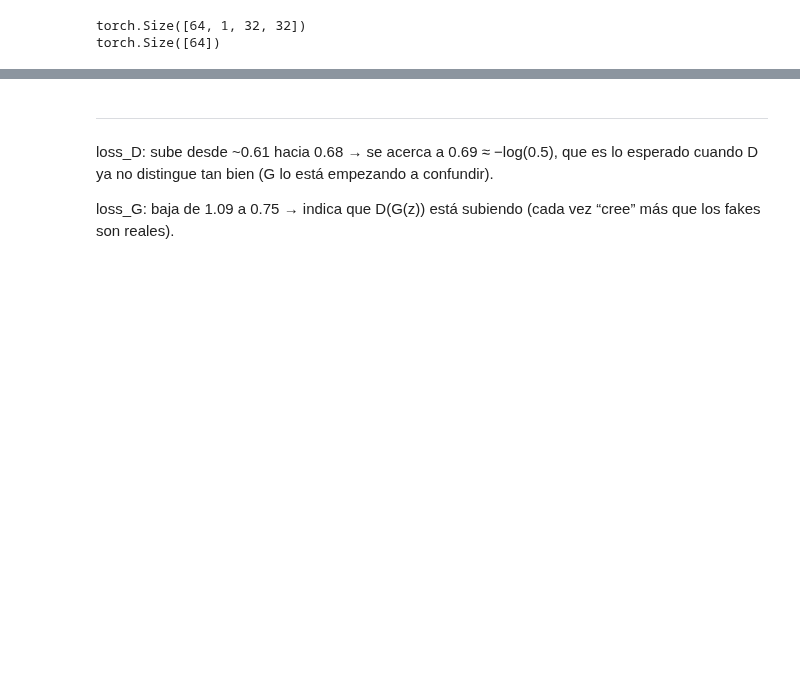
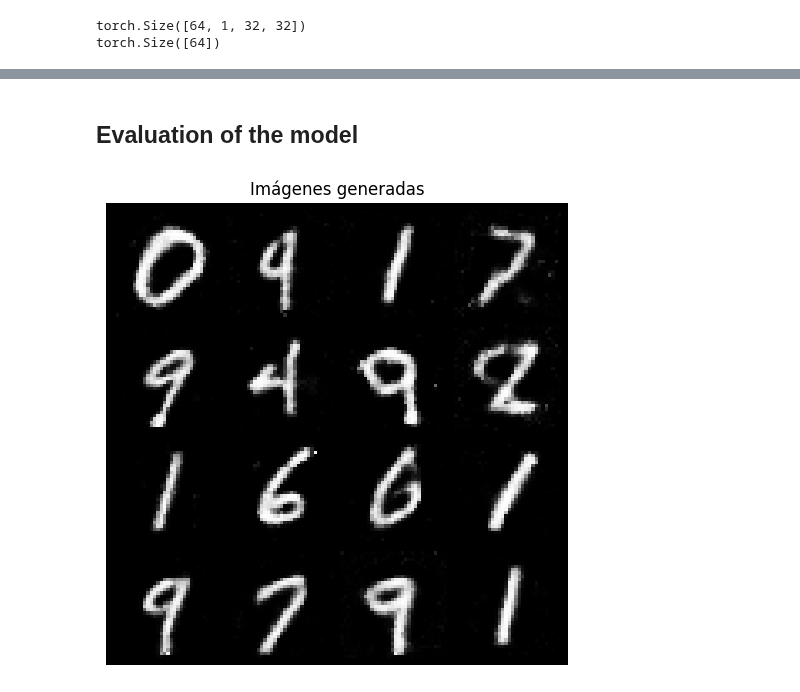
Before and after one commit to pablo-reyes8/pytorch-gans, a Jupyter notebook: mnist_gan/notebooks/gan_full.ipynb, the cells around one changed output, grey strips where cells are left out. Saved outputs shown, nothing was run; the diff lists cells and outputs as text; code cells hidden in the pictures; blank space fills up the shorter version.

```diff
--- a/mnist_gan/notebooks/gan_full.ipynb
+++ b/mnist_gan/notebooks/gan_full.ipynb
@@ -333,6 +344,18 @@ history = train_gan( train_loader=train_loader,
-# %% [markdown]
----
-
-loss_D: sube desde ~0.61 hacia 0.68 → se acerca a 0.69 ≈ −log(0.5), que es lo esperado cuando D ya no distingue tan bien (G lo está empezando a confundir).
-
-loss_G: baja de 1.09 a 0.75 → indica que D(G(z)) está subiendo (cada vez “cree” más que los fakes son reales).
+# %% [markdown]
+## Evaluation of the model
+# %%
+
+z = torch.randn(16, 100, device=device)
+
+generador.eval()
+with torch.no_grad():
+  fake_imgs = generador(z).detach().cpu()
+
+grid = vutils.make_grid(fake_imgs, normalize=True, nrow=4)
+plt.figure(figsize=(6,6))
+plt.axis("off")
+plt.title("Imágenes generadas")
+plt.imshow(grid.permute(1, 2, 0).numpy())
+plt.show()
+# %% [output]
+[figure, added]
```
Also changed, not shown: parts of 5 cells of this notebook, 1 other file.
